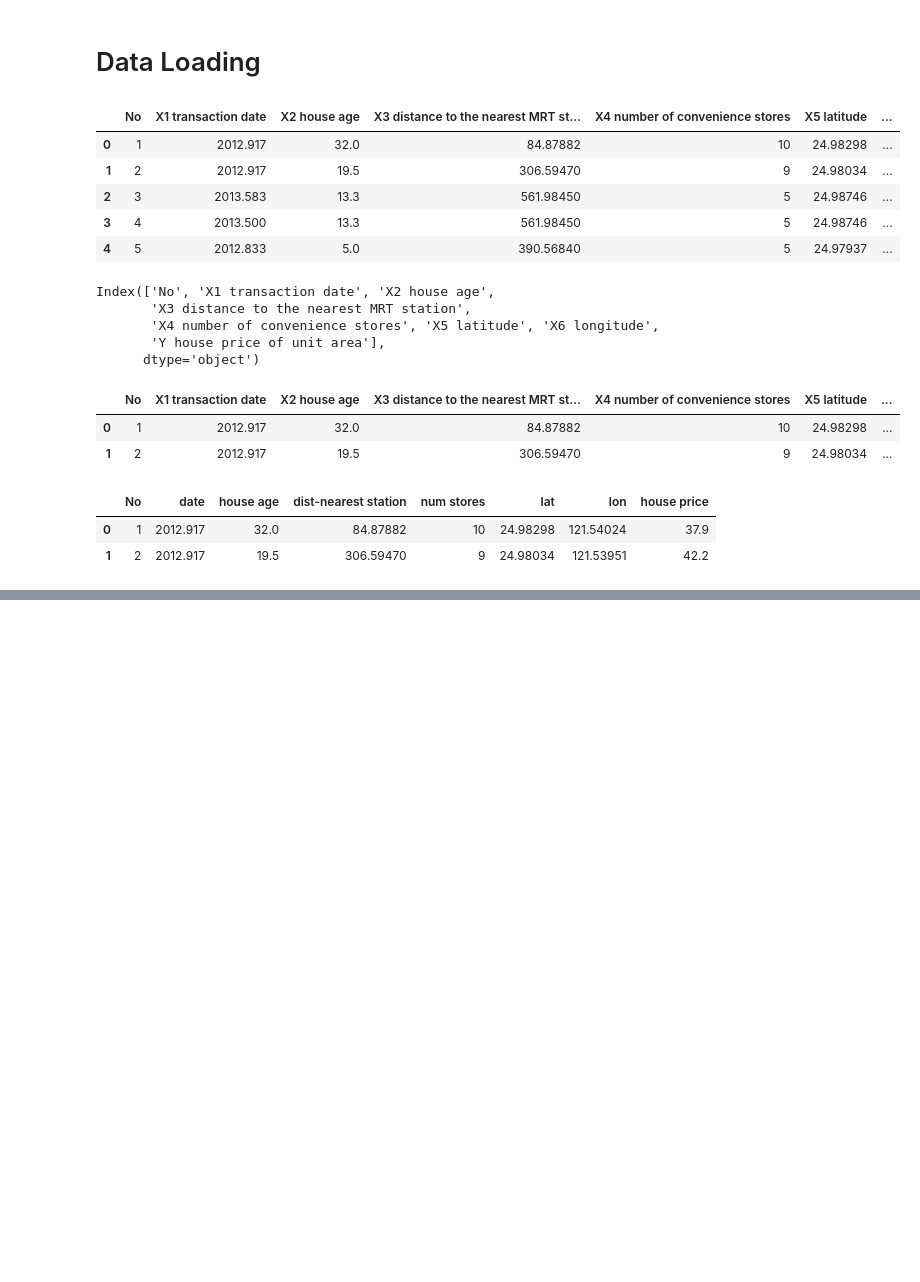
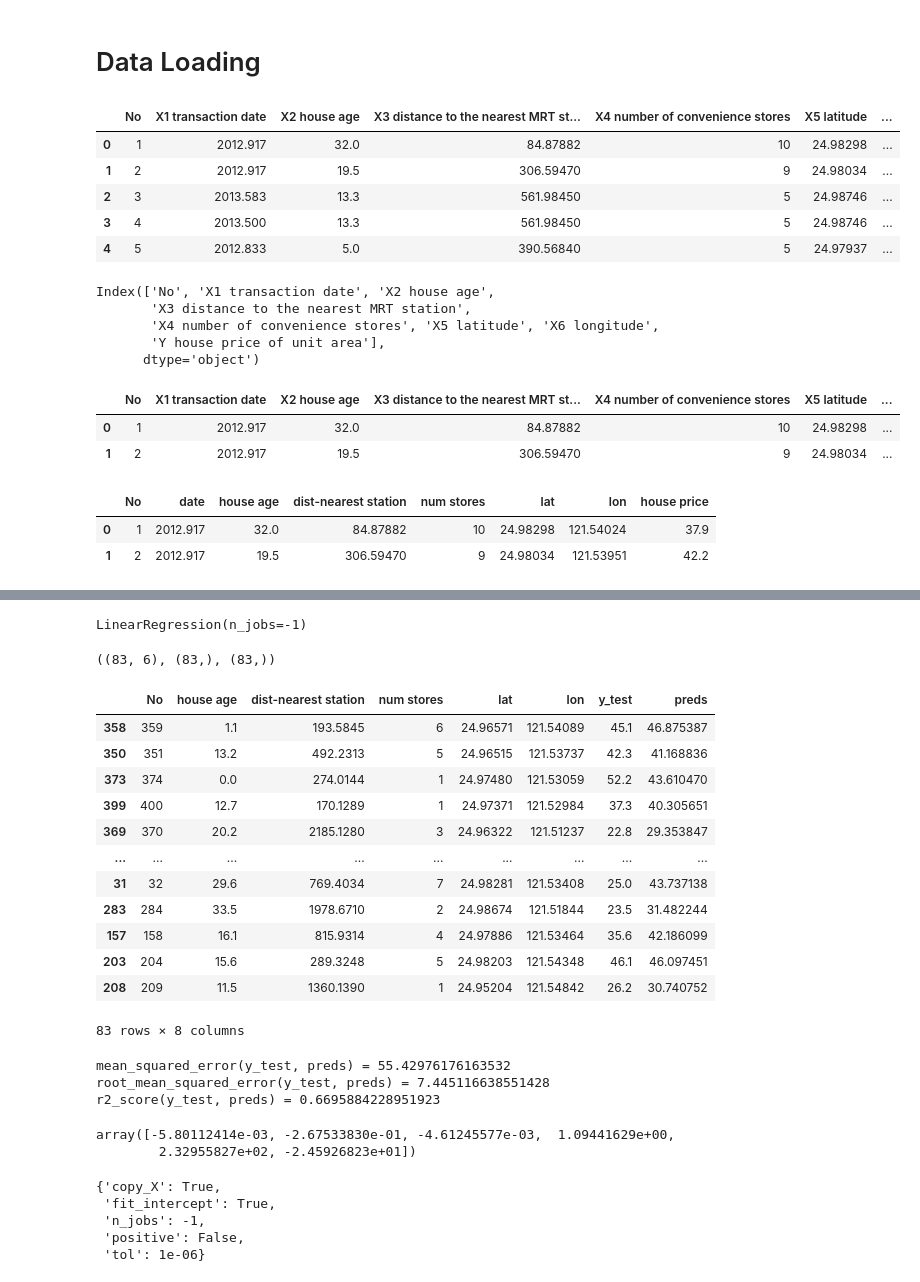
Before and after one commit to janak37/demo, a Jupyter notebook: 20.linear-regression.ipynb, the cells around one changed output, grey strips where cells are left out. Saved outputs shown, nothing was run; the diff lists cells and outputs as text; code cells hidden in the pictures; blank space fills up the shorter version.

```diff
--- a/20.linear-regression.ipynb
+++ b/20.linear-regression.ipynb
@@ -72,0 +105,4 @@ dtype: int64
+# %%
+# independent and dependent feature test
+X = df.drop(['house price'], axis = 1)
+y = df['house price']
@@ -72,0 +113,10 @@ dtype: int64
+# %%
+from sklearn.model_selection import train_test_split
+X_train, X_test, y_train, y_test = train_test_split(
+    X,
+    y,
+    train_size=0.8,
+    random_state=42
+    )
+print(X_train.shape, X_test.shape, y_train.shape, y_test.shape)
+X_train.head(3)
@@ -72,0 +129,33 @@ dtype: int64
+# %%
+from sklearn.linear_model import LinearRegression
+lin_reg = LinearRegression(n_jobs=-1)
+
+#training
+lin_reg.fit(X_train, y_train)
+# %% [output]
+LinearRegression(n_jobs=-1)
+# %%
+preds = lin_reg.predict(X_test)
+# %%
+X_test.shape, y_test.shape, preds.shape
+# %% [output]
+((83, 6), (83,), (83,))
+# %%
+temp = X_test.copy()
+temp['y_test'] = y_test
+temp['preds'] = preds
+temp
+# %% [output]
+|  | No | house age | dist-nearest station | num stores | lat | lon | y_test | preds |
+| 358 | 359 | 1.1 | 193.5845 | 6 | 24.96571 | 121.54089 | 45.1 | 46.875387 |
+| 350 | 351 | 13.2 | 492.2313 | 5 | 24.96515 | 121.53737 | 42.3 | 41.168836 |
+| 373 | 374 | 0.0 | 274.0144 | 1 | 24.97480 | 121.53059 | 52.2 | 43.610470 |
+| 399 | 400 | 12.7 | 170.1289 | 1 | 24.97371 | 121.52984 | 37.3 | 40.305651 |
+| 369 | 370 | 20.2 | 2185.1280 | 3 | 24.96322 | 121.51237 | 22.8 | 29.353847 |
+| ... | ... | ... | ... | ... | ... | ... | ... | ... |
+| 31 | 32 | 29.6 | 769.4034 | 7 | 24.98281 | 121.53408 | 25.0 | 43.737138 |
+| 283 | 284 | 33.5 | 1978.6710 | 2 | 24.98674 | 121.51844 | 23.5 | 31.482244 |
+| 157 | 158 | 16.1 | 815.9314 | 4 | 24.97886 | 121.53464 | 35.6 | 42.186099 |
+| 203 | 204 | 15.6 | 289.3248 | 5 | 24.98203 | 121.54348 | 46.1 | 46.097451 |
+| 208 | 209 | 11.5 | 1360.1390 | 1 | 24.95204 | 121.54842 | 26.2 | 30.740752 |
+83 rows × 8 columns
@@ -72,0 +165,21 @@ dtype: int64
+# %%
+print(f"{mean_squared_error(y_test, preds) = }")
+print(f"{root_mean_squared_error(y_test, preds) = }")
+print(f"{r2_score(y_test, preds) = }")
+# %% [output]
+mean_squared_error(y_test, preds) = 55.42976176163532
+root_mean_squared_error(y_test, preds) = 7.445116638551428
+r2_score(y_test, preds) = 0.6695884228951923
+# %%
+lin_reg.coef_
+# %% [output]
+array([-5.80112414e-03, -2.67533830e-01, -4.61245577e-03,  1.09441629e+00,
+        2.32955827e+02, -2.45926823e+01])
+# %%
+lin_reg.get_params()
+# %% [output]
+{'copy_X': True,
+ 'fit_intercept': True,
+ 'n_jobs': -1,
+ 'positive': False,
+ 'tol': 1e-06}
```
Also changed, not shown: parts of 8 cells of this notebook.
